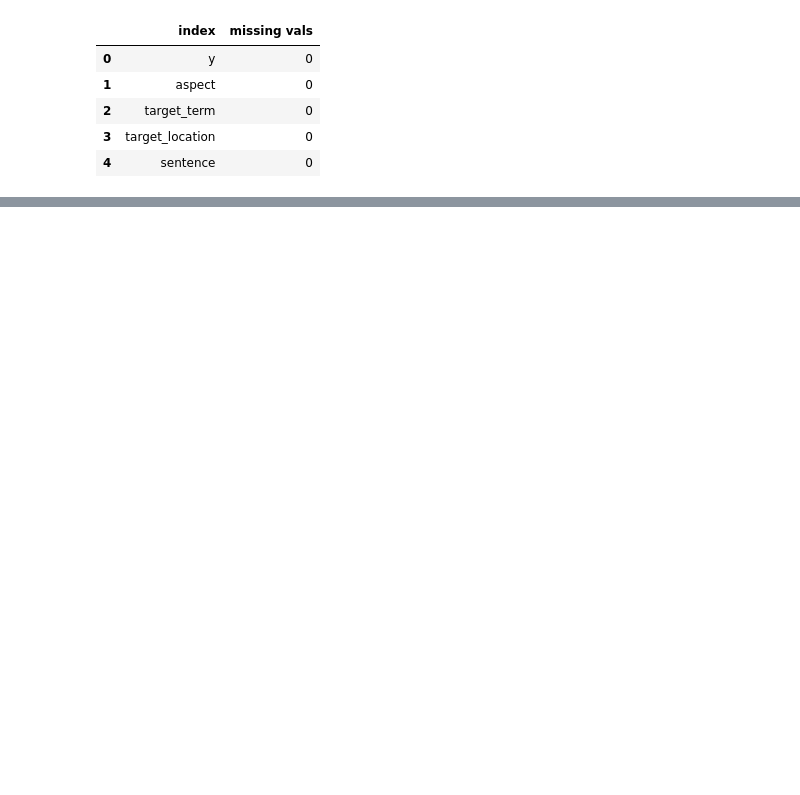
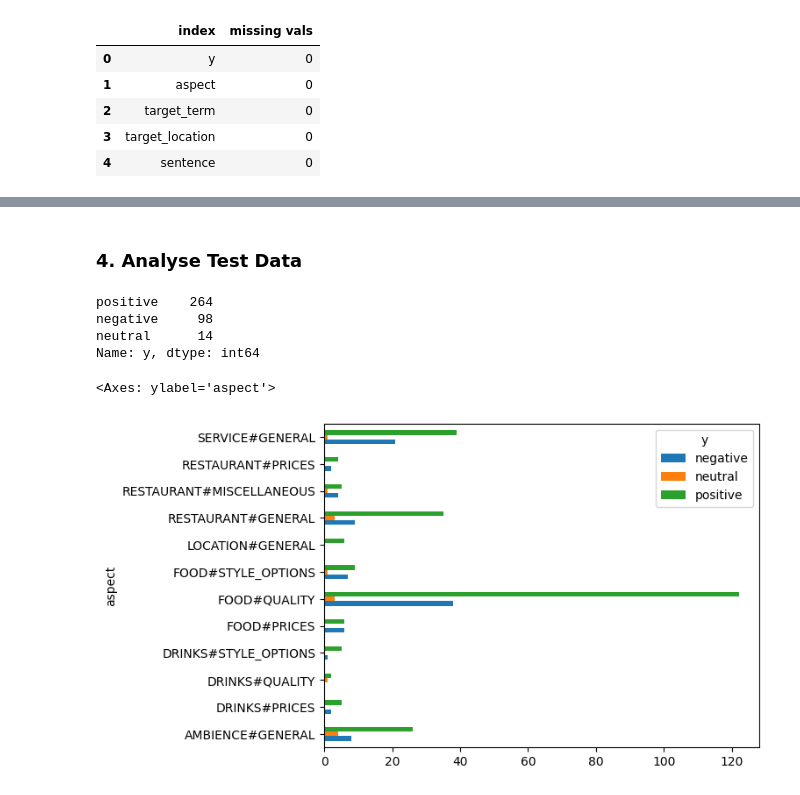
Before and after one commit to lassefschmidt/NLP-Aspect-Term-Polarity-Classification, a Jupyter notebook: 1_Data Analysis.ipynb, the cells around one changed output, grey strips where cells are left out. Saved outputs shown, nothing was run; the diff lists cells and outputs as text; code cells hidden in the pictures; blank space fills up the shorter version.

```diff
--- a/1_Data Analysis.ipynb
+++ b/1_Data Analysis.ipynb
@@ -84,0 +163,16 @@ train
+# %% [markdown]
+### 4. Analyse Test Data
+# %%
+# look at distribution of sentiments in general
+test.y.value_counts()
+# %% [output]
+positive    264
+negative     98
+neutral      14
+Name: y, dtype: int64
+# %%
+# look at distribution of sentiments across different aspects
+pd.pivot_table(test, values = "sentence", index = "aspect", columns = "y", aggfunc = "count", fill_value = 0).plot(kind="barh")
+# %% [output]
+<Axes: ylabel='aspect'>
+[figure, added]
```
Also changed, not shown: parts of 14 cells of this notebook, 2 other files.
